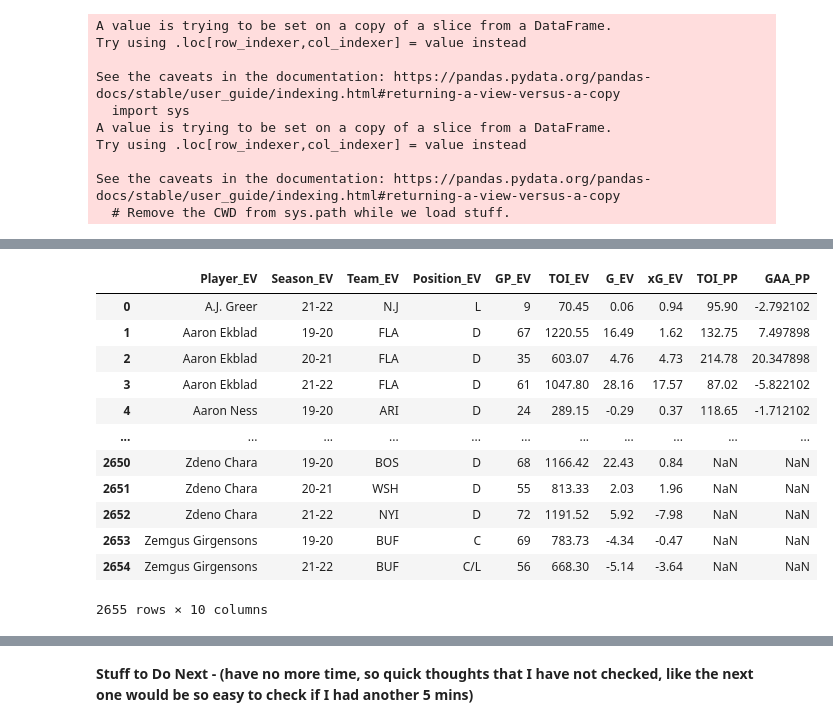
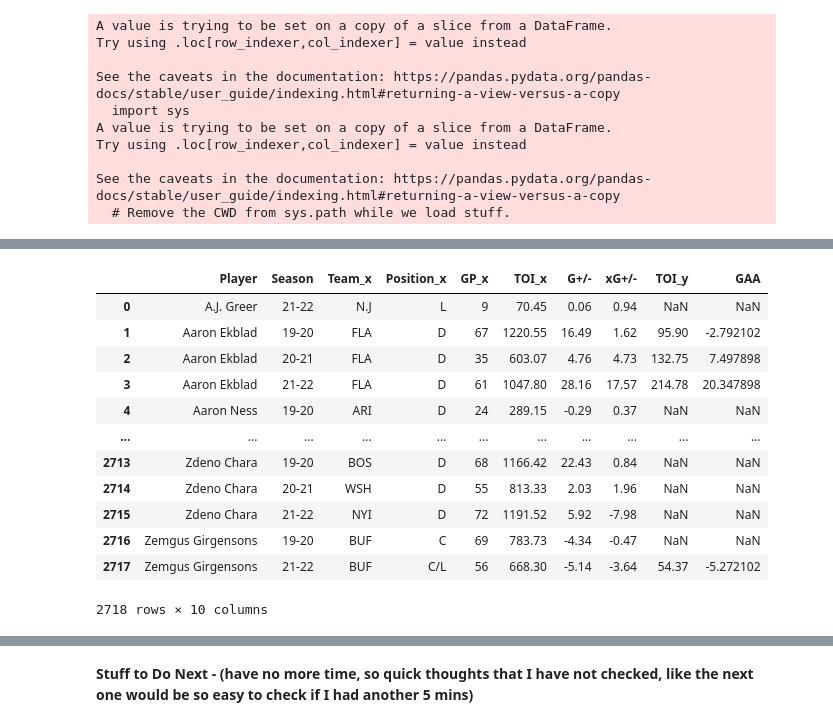
Before and after one commit to danmartin25/Hockey_Model, a Jupyter notebook: Hockey_Model_Mark_I.ipynb, the cells around one changed output, grey strips where cells are left out. Saved outputs shown, nothing was run; the diff lists cells and outputs as text; code cells hidden in the pictures.

```diff
--- a/Hockey_Model_Mark_I.ipynb
+++ b/Hockey_Model_Mark_I.ipynb
@@ -39,5 +53,5 @@ skater_EV_totals = skater_EV_totals.drop(columns = ['GF%','xGF%','GF','GA','xGF'
 # %%
-skater_EV_totals = skater_EV_totals.rename(columns = {'Season':'Season_EV','Team':'Team_EV','Position':'Position_EV','GP':'GP_EV','TOI':'TOI_EV','G+/-':'G_EV','xG+/-':'xG_EV'})
+#skater_EV_totals = skater_EV_totals.rename(columns = {'Season':'Season_EV','Team':'Team_EV','Position':'Position_EV','GP':'GP_EV','TOI':'TOI_EV','G+/-':'G_EV','xG+/-':'xG_EV'})
 #skater_EV_totals
 # %%
 #Import PP On-Ice Rates Data
@@ -71,5 +99,5 @@ skater_PP_totals = skater_PP_totals.drop(columns = ['GF%','xGF%','GF','GA','xGF'
 # %%
-skater_PP_totals = skater_PP_totals.rename(columns = {'Season':'Season_PP','Team':'Team_PP','Position':'Position_PP','GP':'GP_PP','TOI':'TOI_PP','GAA':'GAA_PP'})
+#skater_PP_totals = skater_PP_totals.rename(columns = {'Season':'Season_PP','Team':'Team_PP','Position':'Position_PP','GP':'GP_PP','TOI':'TOI_PP','GAA':'GAA_PP'})
 #skater_PP_totals
 # %%
 #Import SH On-Ice Totals Data
@@ -192,0 +209,4 @@ combined_player_df.head(20)
+# %%
+#Combine skater EV and PP stats
+combined_player_df = pd.merge(skater_EV_totals, skater_PP_totals, how="outer", on=['Player','Season'])
+combined_player_df.head(20)
@@ -193,19 +231,19 @@ combined_player_df.head(20)
 # %%
-skater_EV_PP = combined_player_df.drop(columns = ['Player_PP','Season_PP','Team_PP','Position_PP','GP_PP'])
+skater_EV_PP = combined_player_df.drop(columns = ['Team_y','Position_y','GP_y'])
 skater_EV_PP
 # %% [output]
-|  | Player_EV | Season_EV | Team_EV | Position_EV | GP_EV | TOI_EV | G_EV | xG_EV | TOI_PP | GAA_PP |
-| 0 | A.J. Greer | 21-22 | N.J | L | 9 | 70.45 | 0.06 | 0.94 | 95.90 | -2.792102 |
-| 1 | Aaron Ekblad | 19-20 | FLA | D | 67 | 1220.55 | 16.49 | 1.62 | 132.75 | 7.497898 |
-| 2 | Aaron Ekblad | 20-21 | FLA | D | 35 | 603.07 | 4.76 | 4.73 | 214.78 | 20.347898 |
-| 3 | Aaron Ekblad | 21-22 | FLA | D | 61 | 1047.80 | 28.16 | 17.57 | 87.02 | -5.822102 |
-| 4 | Aaron Ness | 19-20 | ARI | D | 24 | 289.15 | -0.29 | 0.37 | 118.65 | -1.712102 |
+|  | Player | Season | Team_x | Position_x | GP_x | TOI_x | G+/- | xG+/- | TOI_y | GAA |
+| 0 | A.J. Greer | 21-22 | N.J | L | 9 | 70.45 | 0.06 | 0.94 | NaN | NaN |
+| 1 | Aaron Ekblad | 19-20 | FLA | D | 67 | 1220.55 | 16.49 | 1.62 | 95.90 | -2.792102 |
+| 2 | Aaron Ekblad | 20-21 | FLA | D | 35 | 603.07 | 4.76 | 4.73 | 132.75 | 7.497898 |
+| 3 | Aaron Ekblad | 21-22 | FLA | D | 61 | 1047.80 | 28.16 | 17.57 | 214.78 | 20.347898 |
+| 4 | Aaron Ness | 19-20 | ARI | D | 24 | 289.15 | -0.29 | 0.37 | NaN | NaN |
 | ... | ... | ... | ... | ... | ... | ... | ... | ... | ... | ... |
-| 2650 | Zdeno Chara | 19-20 | BOS | D | 68 | 1166.42 | 22.43 | 0.84 | NaN | NaN |
-| 2651 | Zdeno Chara | 20-21 | WSH | D | 55 | 813.33 | 2.03 | 1.96 | NaN | NaN |
-| 2652 | Zdeno Chara | 21-22 | NYI | D | 72 | 1191.52 | 5.92 | -7.98 | NaN | NaN |
-| 2653 | Zemgus Girgensons | 19-20 | BUF | C | 69 | 783.73 | -4.34 | -0.47 | NaN | NaN |
-| 2654 | Zemgus Girgensons | 21-22 | BUF | C/L | 56 | 668.30 | -5.14 | -3.64 | NaN | NaN |
+| 2713 | Zdeno Chara | 19-20 | BOS | D | 68 | 1166.42 | 22.43 | 0.84 | NaN | NaN |
+| 2714 | Zdeno Chara | 20-21 | WSH | D | 55 | 813.33 | 2.03 | 1.96 | NaN | NaN |
+| 2715 | Zdeno Chara | 21-22 | NYI | D | 72 | 1191.52 | 5.92 | -7.98 | NaN | NaN |
+| 2716 | Zemgus Girgensons | 19-20 | BUF | C | 69 | 783.73 | -4.34 | -0.47 | NaN | NaN |
+| 2717 | Zemgus Girgensons | 21-22 | BUF | C/L | 56 | 668.30 | -5.14 | -3.64 | 54.37 | -5.272102 |
-2655 rows × 10 columns
+2718 rows × 10 columns
 # %%
 #Merge EV,PP,SH tables together
```
Also changed, not shown: parts of 12 cells of this notebook.
